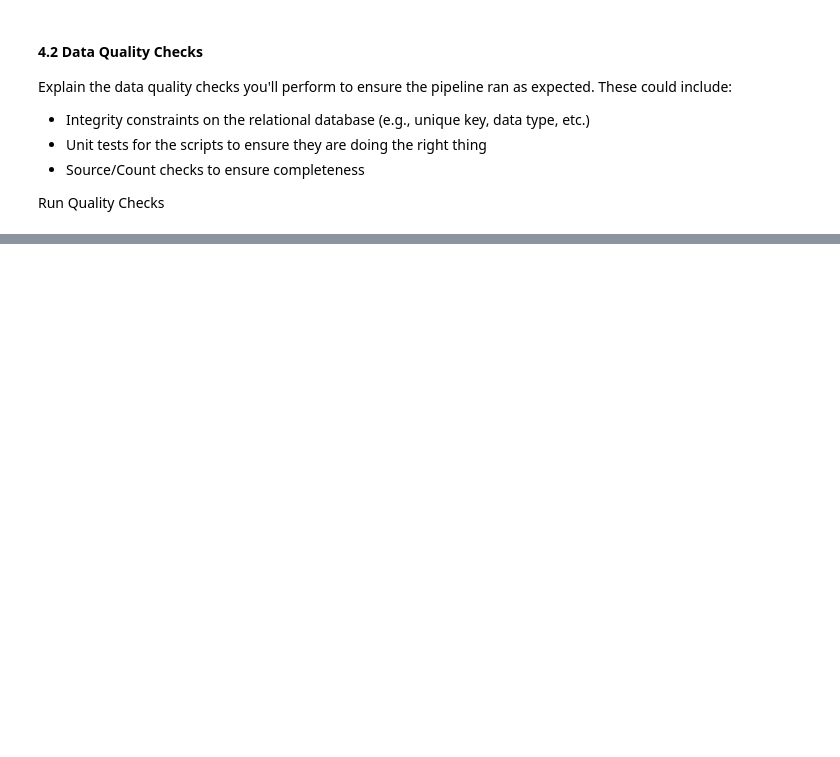
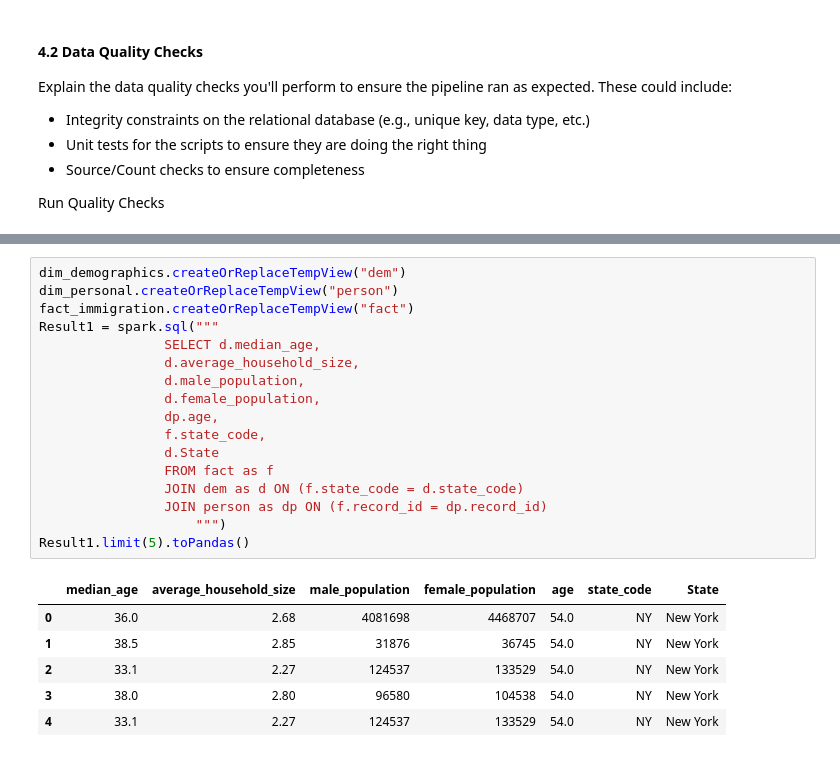
Before and after one commit to hamletcoej/Capstone_Project, a Jupyter notebook: Capstone Project Template.ipynb, the cells around one changed output, grey strips where cells are left out. Drawn from its saved outputs; the diff is of its cells as text; blank space fills up the shorter version.

```diff
--- a/Capstone Project Template.ipynb
+++ b/Capstone Project Template.ipynb
@@ -544,0 +572,24 @@ Create a data dictionary for your data model. For each field, provide a brief de
+# %%
+dim_demographics.createOrReplaceTempView("dem")
+dim_personal.createOrReplaceTempView("person")
+fact_immigration.createOrReplaceTempView("fact")
+Result1 = spark.sql("""
+                SELECT d.median_age,
+                d.average_household_size,
+                d.male_population,
+                d.female_population,
+                dp.age,
+                f.state_code,
+                d.State
+                FROM fact as f
+                JOIN dem as d ON (f.state_code = d.state_code)
+                JOIN person as dp ON (f.record_id = dp.record_id)
+                    """)
+Result1.limit(5).toPandas()
+# %% [output]
+|  | median_age | average_household_size | male_population | female_population | age | state_code | State |
+| 0 | 36.0 | 2.68 | 4081698 | 4468707 | 54.0 | NY | New York |
+| 1 | 38.5 | 2.85 | 31876 | 36745 | 54.0 | NY | New York |
+| 2 | 33.1 | 2.27 | 124537 | 133529 | 54.0 | NY | New York |
+| 3 | 38.0 | 2.80 | 96580 | 104538 | 54.0 | NY | New York |
+| 4 | 33.1 | 2.27 | 124537 | 133529 | 54.0 | NY | New York |
```
Also changed, not shown: parts of 29 cells of this notebook, 1 other file.
